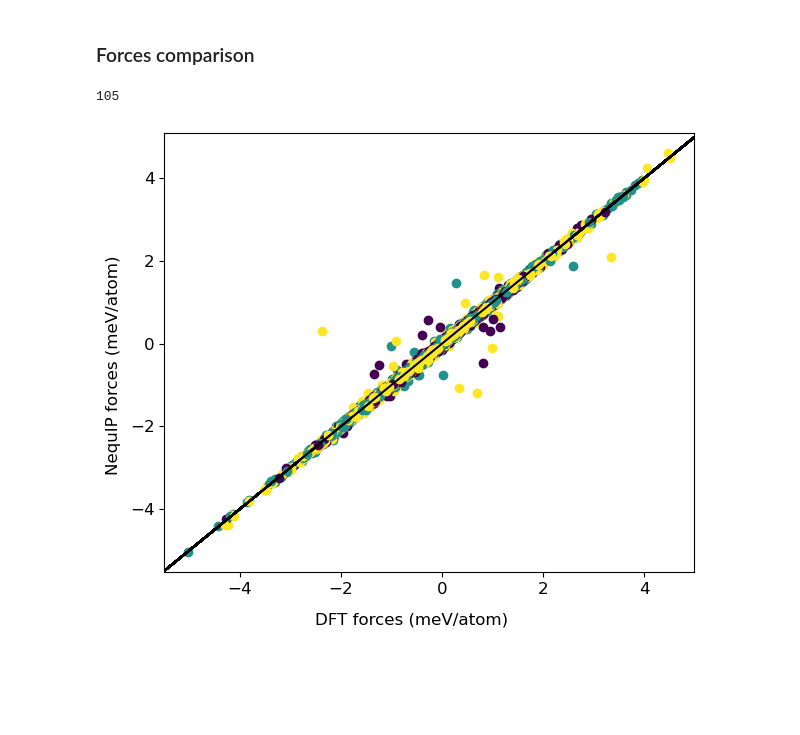
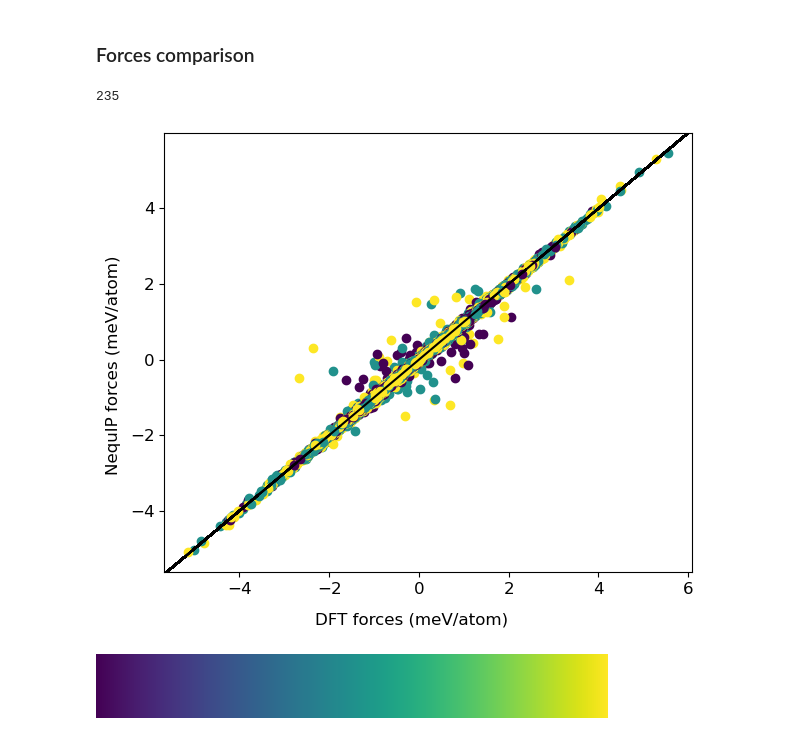
Before and after one commit to tsthakur/cs433-project-2, a Jupyter notebook: Dataset_generation.ipynb, the cells around one changed output. Cells and saved outputs as stored; diff of their text form; code cells hidden in the pictures; blank space fills up the shorter version.

```diff
--- a/Dataset_generation.ipynb
+++ b/Dataset_generation.ipynb
@@ -373,40 +372,47 @@ KeyboardInterrupt:
 # %%
 ## Forces comparison DFT vs Nequip
 
-# Queryinh DFT workchains
+# Querying DFT workchains
 group_lable = 'Project_2_DFT_calculations_lumi_gpu'
 qb = orm.QueryBuilder()
 qb.append(orm.Group, filters={'label':{'like':group_lable}}, tag='imported_g')
 qb.append(WorkflowFactory('quantumespresso.pw.base'), with_group='imported_g', tag='base',
 filters={'and':[{'attributes.process_state': {'==': 'finished'}}, ]})
 print(qb.count())
 base_wcs = qb.all(flat=True)
 
 plt.rcParams.update({'font.size': 12, 'axes.labelsize': 12})
 fig, ax = plt.subplots(nrows=1, ncols=1, figsize=(6,5))
-colormap = plt.cm.get_cmap('viridis')
+colormap = plt.colormaps['viridis']
+
+lammps_dump = '/home/tthakur/git/cs433/project2/cs433-project-2/simulations/MD_1_2/dump_all.lmc'
+l_dump_all = read(lammps_dump, format='lammps-dump-text', index=':')
 
 for wc in base_wcs:
     traj = wc.outputs.output_trajectory
     file = wc.inputs.pw.structure.extras['lammps_file']
     l_dump = l_dump_all[int(file.split('_')[1]) - 1]
 
     force_dft = traj.get_array('forces')
     force_nequip = l_dump.get_forces()
 
     num_columns = force_nequip.shape[1]
 
     # Loop through each column and assign a different color
     for i in range(num_columns):
         color = colormap(i / (num_columns - 1))  # Normalize the column index to [0, 1]
-        ax.plot(force_dft[0][:, i], force_nequip[:, i], 'o', color=color)
+        ax.plot(force_dft[0,:,i], force_nequip[:,i], 'o', color=color)
 
     ax.axline(xy1=(0, 0), slope=1, color='black')
 
 fig.tight_layout()
 fig.text(0.5, -0.02, 'DFT forces (meV/atom)', fontsize=12, ha='center')
 fig.text(-0.01, 0.5, 'NequIP forces (meV/atom)', fontsize=12, va='center', rotation='vertical')
 fig.show()
 # %% [output]
-105
+235
-[figure, old version]
+[figure, new version]
+# %%
+plt.colormaps['viridis']
+# %% [output]
+[figure, added]
```
Also changed, not shown: parts of 1 cell of this notebook.
